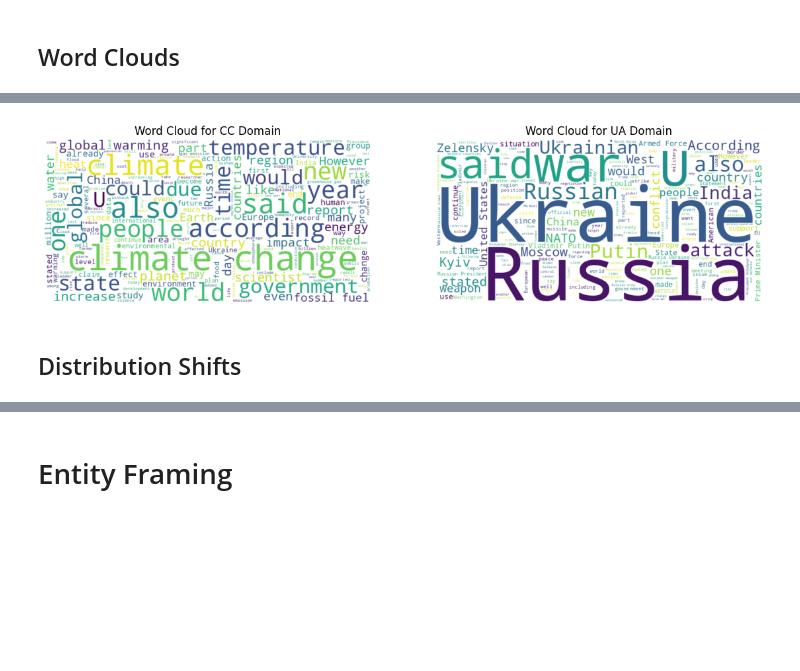
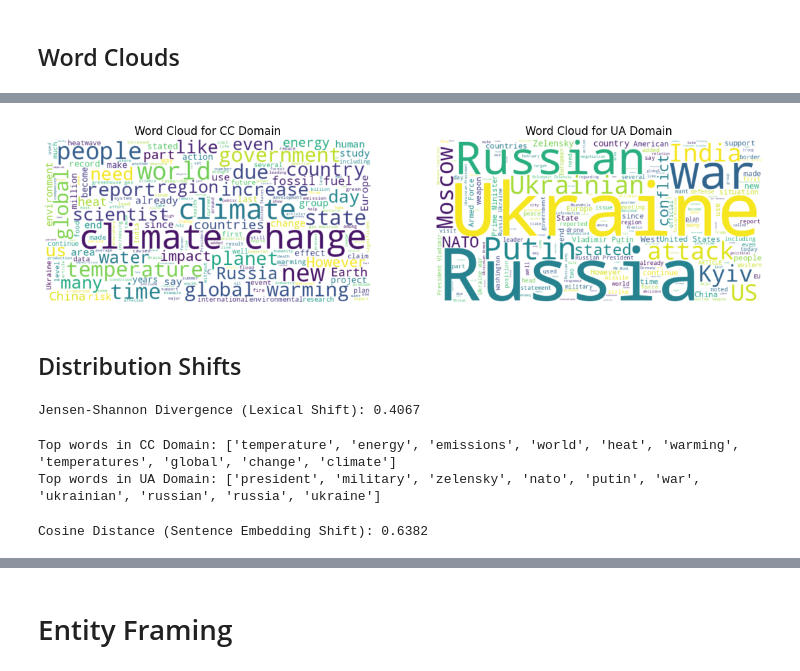
Before and after one commit to aahepburn/Multi-Task-Propaganda-Detection, a Jupyter notebook: exploratory-data-analysis.ipynb, the cells around one changed output, grey strips where cells are left out. Saved outputs shown, nothing was run; the diff lists cells and outputs as text; code cells hidden in the pictures; blank space fills up the shorter version.

```diff
--- a/exploratory-data-analysis.ipynb
+++ b/exploratory-data-analysis.ipynb
@@ -59,33 +85,33 @@ nltk.download('stopwords')
 True
 # %%
-# Separate text by domain
 cc_text = " ".join(train_all_articles[train_all_articles["Domain"] == "CC"]["Translated_Text"].dropna())
 ua_text = " ".join(train_all_articles[train_all_articles["Domain"] == "UA"]["Translated_Text"].dropna())
 
-# Define stopwords
-stop_words = set(stopwords.words('english'))
+# Enhance stopwords list by adding domain-specific or project-specific terms to remove
+custom_stopwords = {"said", "may", "also", "one", "would", "be", "will", "could", "year", "according", "U"}
+stop_words = set(stopwords.words('english')).union(custom_stopwords)
 
-# Generate word clouds
+# Generate word clouds with the updated stopwords list
 wordcloud_cc = WordCloud(stopwords=stop_words, background_color="white", width=800, height=400).generate(cc_text)
 wordcloud_ua = WordCloud(stopwords=stop_words, background_color="white", width=800, height=400).generate(ua_text)
 
-# Display the word clouds
+# Display the enhanced word clouds
 plt.figure(figsize=(14, 6))
 
 # CC Domain
 plt.subplot(1, 2, 1)
 plt.imshow(wordcloud_cc, interpolation="bilinear")
 plt.axis("off")
 plt.title("Word Cloud for CC Domain")
 
 # UA Domain
 plt.subplot(1, 2, 2)
 plt.imshow(wordcloud_ua, interpolation="bilinear")
 plt.axis("off")
 plt.title("Word Cloud for UA Domain")
 
 plt.show()
 # %% [output]
-[figure, old version]
+[figure, new version]
 # %% [markdown]
 ## Distribution Shifts
@@ -91,0 +138,56 @@ plt.show()
+# %%
+### 1. Word Frequency Shift (Jensen-Shannon Divergence)
+def compute_js_divergence(set1, set2):
+    freq1 = Counter(set1)
+    freq2 = Counter(set2)
+
+    all_words = set(freq1.keys()).union(set(freq2.keys()))
+
+    p = np.array([freq1.get(word, 1) for word in all_words], dtype=np.float32)
+    q = np.array([freq2.get(word, 1) for word in all_words], dtype=np.float32)
+
+    p = p / p.sum()
+    q = q / q.sum()
+
+    return jensenshannon(p, q)
+
+js_divergence = compute_js_divergence(cc_flat, ua_flat)
+print(f"Jensen-Shannon Divergence (Lexical Shift): {js_divergence:.4f}")
+# %% [output]
+Jensen-Shannon Divergence (Lexical Shift): 0.4067
+# %%
+### 2. TF-IDF Keyword Comparison
+vectorizer = TfidfVectorizer(stop_words="english", max_features=1000)
+tfidf_matrix = vectorizer.fit_transform(cc_texts + ua_texts)
+
+cc_tfidf = tfidf_matrix[:len(cc_texts)]
+ua_tfidf = tfidf_matrix[len(cc_texts):]
+
+feature_names = vectorizer.get_feature_names_out()
+
+cc_mean_tfidf = np.mean(cc_tfidf.toarray(), axis=0)
+ua_mean_tfidf = np.mean(ua_tfidf.toarray(), axis=0)
+
+cc_top_words = [feature_names[i] for i in cc_mean_tfidf.argsort()[-10:]]
+ua_top_words = [feature_names[i] for i in ua_mean_tfidf.argsort()[-10:]]
+
+print("Top words in CC Domain:", cc_top_words)
+print("Top words in UA Domain:", ua_top_words)
+# %% [output]
+Top words in CC Domain: ['temperature', 'energy', 'emissions', 'world', 'heat', 'warming', 'temperatures', 'global', 'change', 'climate']
+Top words in UA Domain: ['president', 'military', 'zelensky', 'nato', 'putin', 'war', 'ukrainian', 'russian', 'russia', 'ukraine']
+# %%
+### 3. Sentence Embedding Shift (Cosine Distance)
+device = "cuda" if torch.cuda.is_available() else "cpu"
+model = SentenceTransformer('all-MiniLM-L6-v2', device=device)
+
+cc_embeddings = model.encode(cc_texts, convert_to_numpy=True)
+ua_embeddings = model.encode(ua_texts, convert_to_numpy=True)
+
+cc_mean_embedding = np.mean(cc_embeddings, axis=0)
+ua_mean_embedding = np.mean(ua_embeddings, axis=0)
+
+cosine_dist = cosine(cc_mean_embedding, ua_mean_embedding)
+print(f"Cosine Distance (Sentence Embedding Shift): {cosine_dist:.4f}")
+# %% [output]
+Cosine Distance (Sentence Embedding Shift): 0.6382
```
Also changed, not shown: parts of 13 cells of this notebook.
